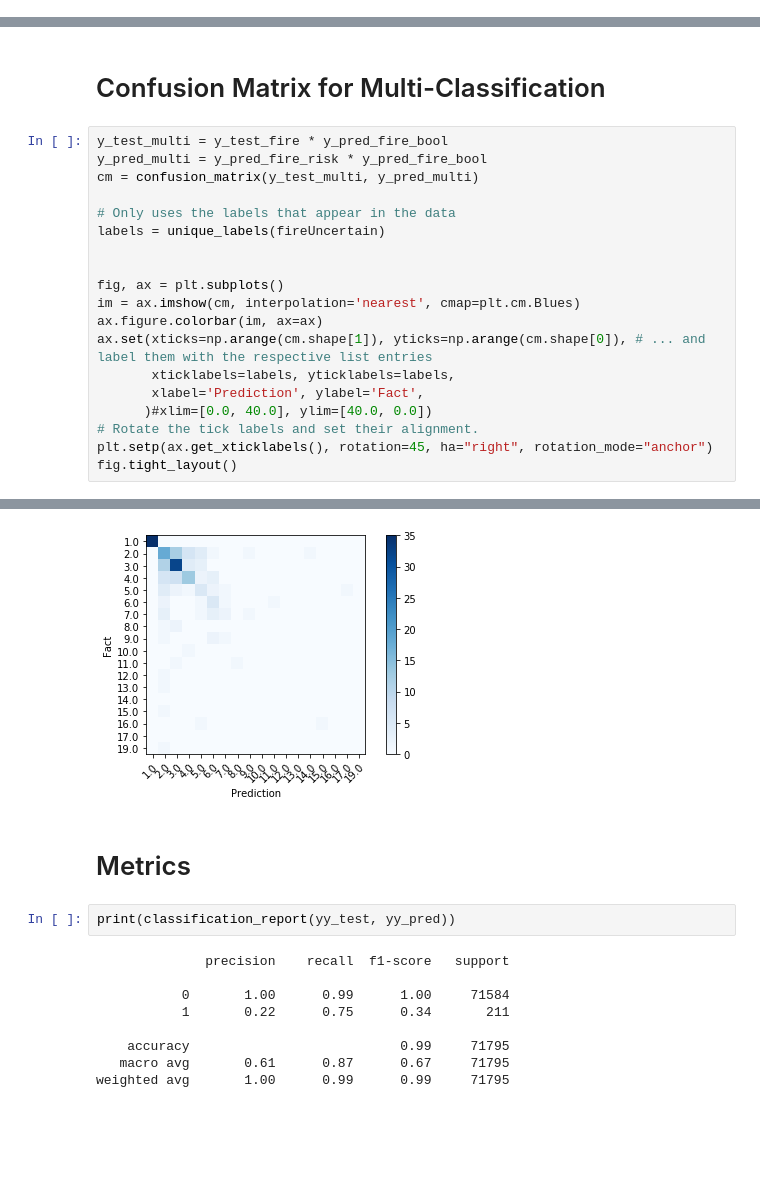
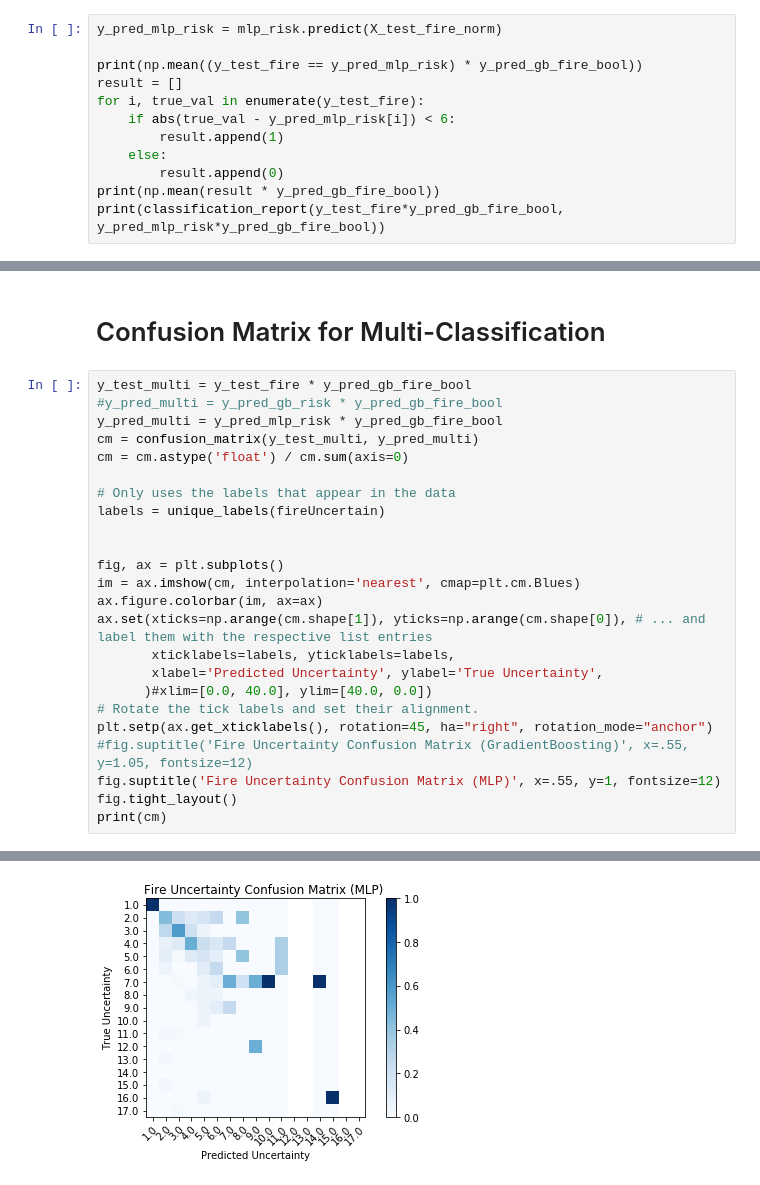
Before and after one commit to Davidloku1234567/CS221Project, a Jupyter notebook: fancierClassifier/Classification Bundle.ipynb, the cells around one changed output, grey strips where cells are left out. Drawn from its saved outputs; the diff is of its cells as text; blank space fills up the shorter version.

```diff
--- a/fancierClassifier/Classification Bundle.ipynb
+++ b/fancierClassifier/Classification Bundle.ipynb
@@ -648,0 +655,12 @@ print(gs_cv.best_params_)
+# %%
+y_pred_mlp_risk = mlp_risk.predict(X_test_fire_norm)
+
+print(np.mean((y_test_fire == y_pred_mlp_risk) * y_pred_gb_fire_bool))
+result = []
+for i, true_val in enumerate(y_test_fire):
+    if abs(true_val - y_pred_mlp_risk[i]) < 6:
+        result.append(1)
+    else:
+        result.append(0)
+print(np.mean(result * y_pred_gb_fire_bool))
+print(classification_report(y_test_fire*y_pred_gb_fire_bool, y_pred_mlp_risk*y_pred_gb_fire_bool))
@@ -823,9 +890,11 @@ for i, _ in enumerate(ws):
 # %% [markdown]
 # Confusion Matrix for Multi-Classification
 # %%
-y_test_multi = y_test_fire * y_pred_fire_bool
-y_pred_multi = y_pred_fire_risk * y_pred_fire_bool
+y_test_multi = y_test_fire * y_pred_gb_fire_bool
+#y_pred_multi = y_pred_gb_risk * y_pred_gb_fire_bool
+y_pred_multi = y_pred_mlp_risk * y_pred_gb_fire_bool
 cm = confusion_matrix(y_test_multi, y_pred_multi)
+cm = cm.astype('float') / cm.sum(axis=0)
 
 # Only uses the labels that appear in the data
 labels = unique_labels(fireUncertain)
@@ -836,9 +905,12 @@ im = ax.imshow(cm, interpolation='nearest', cmap=plt.cm.Blues)
 ax.figure.colorbar(im, ax=ax)
 ax.set(xticks=np.arange(cm.shape[1]), yticks=np.arange(cm.shape[0]), # ... and label them with the respective list entries
        xticklabels=labels, yticklabels=labels,
-       xlabel='Prediction', ylabel='Fact',
+       xlabel='Predicted Uncertainty', ylabel='True Uncertainty',
       )#xlim=[0.0, 40.0], ylim=[40.0, 0.0])
 # Rotate the tick labels and set their alignment.
 plt.setp(ax.get_xticklabels(), rotation=45, ha="right", rotation_mode="anchor")
+#fig.suptitle('Fire Uncertainty Confusion Matrix (GradientBoosting)', x=.55, y=1.05, fontsize=12)
+fig.suptitle('Fire Uncertainty Confusion Matrix (MLP)', x=.55, y=1, fontsize=12)
 fig.tight_layout()
+print(cm)
 # %% [output]
@@ -845,14 +934 @@ fig.tight_layout()
-[figure, old version]
+[figure, new version]
-# %% [markdown]
-# Metrics
-# %%
-print(classification_report(yy_test, yy_pred))
-# %% [output]
-              precision    recall  f1-score   support
-
-           0       1.00      0.99      1.00     71584
-           1       0.22      0.75      0.34       211
-
-    accuracy                           0.99     71795
-   macro avg       0.61      0.87      0.67     71795
-weighted avg       1.00      0.99      0.99     71795
```
Also changed, not shown: parts of 21 cells of this notebook.
